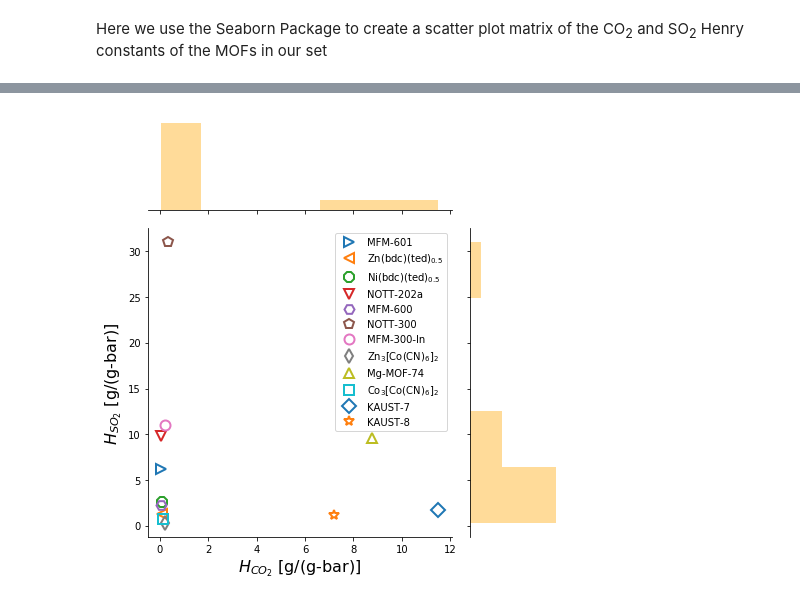
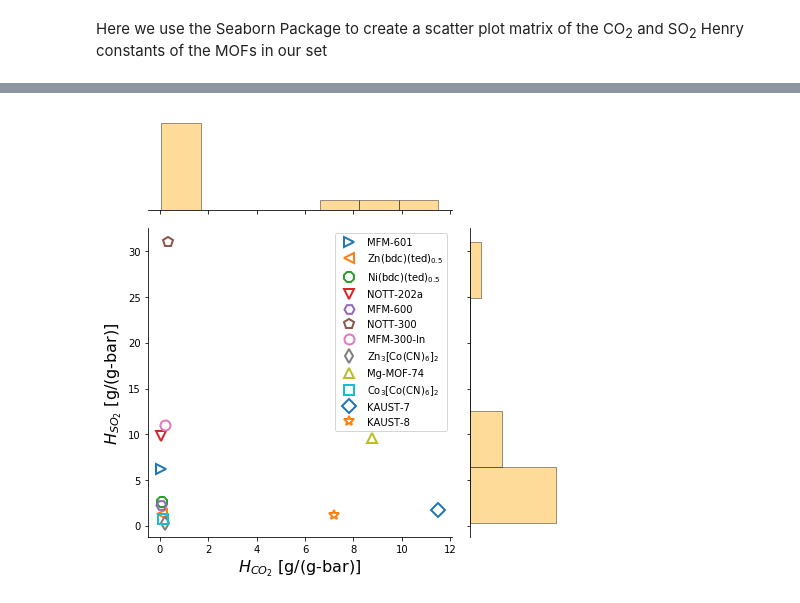
Before and after one commit to SimonEnsemble/sensor_arrays, a Jupyter notebook: src/scatter_plot_matrix.ipynb, the cells around one changed output, grey strips where cells are left out. Cells and saved outputs as stored; diff of their text form; code cells hidden in the pictures.

Commit message:
add edges around histogram

```diff
--- a/src/scatter_plot_matrix.ipynb
+++ b/src/scatter_plot_matrix.ipynb
@@ -21,7 +21,7 @@ from scipy import stats
 mw = {"SO2": 64.066, "CO2": 44.01}
 # %%
 #df = pd.read_csv("../data/henry_constants.csv")
-df = pd.read_csv("henry_coefs_v4.csv")
+df = pd.read_csv("../data/henry_constants.csv")
 for gas in ["SO2", "CO2"]:
     df["H_" + gas + " [g/(g-bar)]"] = df[gas + "_henry coefficient [mmol/(g-bar)]"] * mw[gas] / 1000
 df
@@ -55,26 +55,28 @@ formatted_crystal_names["KAUST7"] = "KAUST-7"
 formatted_crystal_names["KAUST8"] = "KAUST-8"
 # %%
 g = sns.jointplot("H_CO2 [g/(g-bar)]", "H_SO2 [g/(g-bar)]", data=df,
-              height=6.6, ratio=3, color="orange")
+              height=6.6, ratio=3, color="orange", marginal_kws={'hist_kws': {'color': 'orange', 'edgecolor': "k"}})
 g.set_axis_labels("$H_{CO_2}$ [g/(g-bar)]", "$H_{SO_2}$ [g/(g-bar)]", fontsize=16)
 
 g.ax_joint.cla() # or g.ax_joint.collections[0].set_visible(False), as per mwaskom's comment
 
 # set the current axis to be the joint plot's axis
 plt.sca(g.ax_joint)
+# plt.xlim(xmin=0)
+# plt.ylim(ymin=0)
 plt.xlabel("$H_{CO_2}$ [g/(g-bar)]")
 plt.ylabel("$H_{SO_2}$ [g/(g-bar)]")
 
 markers = [">", "<", "8", "v", "H", "p", "o", "d", "^", "s", "D", "*"]
 for i in range(df.shape[0]):
     blah = plt.plot(df["H_CO2 [g/(g-bar)]"].iloc[i], df["H_SO2 [g/(g-bar)]"].iloc[i],
                     marker=markers[i], ms=10,
                     label=formatted_crystal_names[df["crystal"].iloc[i]],
                     linestyle="none", markevery=1,
                     markerfacecolor="none",
                     markeredgewidth=2.0,
                     clip_on=False, zorder=100)
 plt.legend()
 plt.savefig("henry_coeff_scatter_plot_marginal_distn.pdf", format="pdf")
 # %% [output]
-[figure, old version]
+[figure, new version]
```
